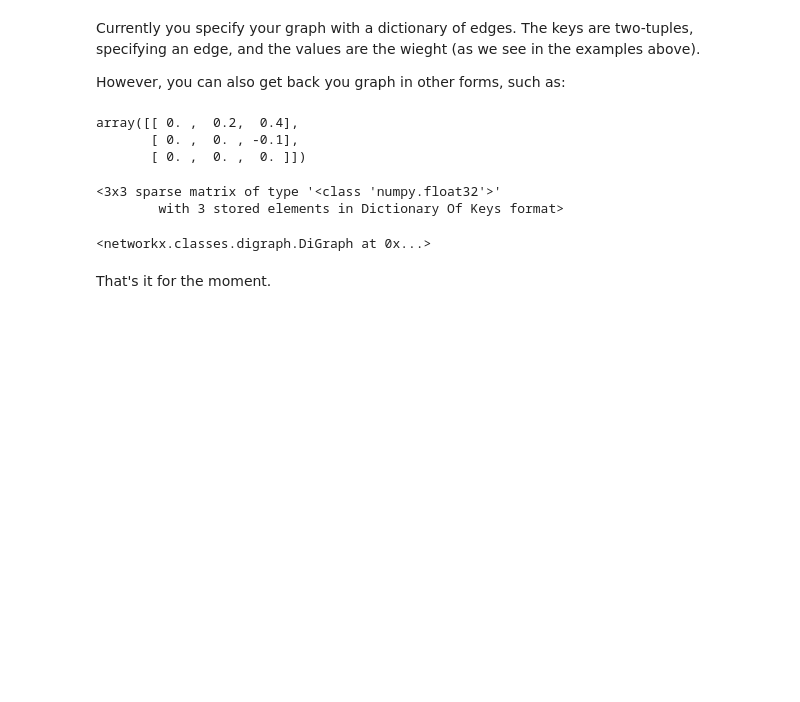
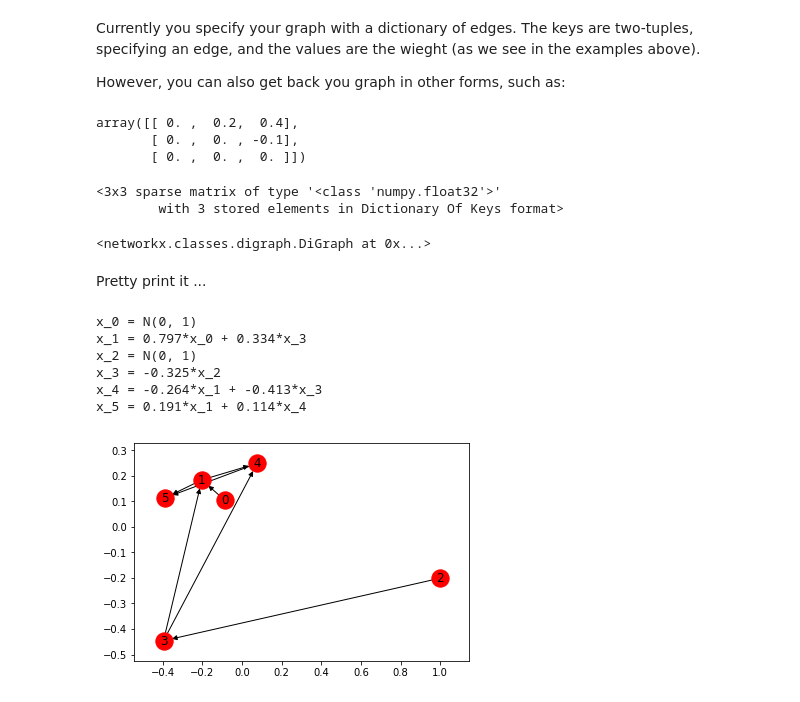
Before and after one commit to simontudge/causal_faker, a Jupyter notebook: notebooks/examples.ipynb, the cells around one changed output. Cells and saved outputs as stored; diff of their text form; code cells hidden in the pictures; blank space fills up the shorter version.

```diff
--- a/notebooks/examples.ipynb
+++ b/notebooks/examples.ipynb
@@ -133,5 +151,31 @@ cf.scipy_sparse
 cf.networkx
 # %% [output]
 <networkx.classes.digraph.DiGraph at 0x...>
-# %% [markdown]
-That's it for the moment.
+# %% [markdown]
+Pretty print it ...
+# %%
+from random import random
+weights = {
+    (0, 1): random()*2 - 1,
+    (1, 4): random()*2 - 1,
+    (1, 5): random()*2 - 1,
+    (2, 3): random()*2 - 1,
+    (3, 1): random()*2 - 1,
+    (3, 4): random()*2 - 1,
+    (4, 5): random()*2 - 1
+}
+
+cf = CausalFaker(weights)
+
+cf.pretty_print_equation()
+# %% [output]
+x_0 = N(0, 1)
+x_1 = 0.797*x_0 + 0.334*x_3
+x_2 = N(0, 1)
+x_3 = -0.325*x_2
+x_4 = -0.264*x_1 + -0.413*x_3
+x_5 = 0.191*x_1 + 0.114*x_4
+# %%
+cf.draw()
+# %% [output]
+[figure, added]
```
Also changed, not shown: parts of 11 cells of this notebook, 2 other files.
